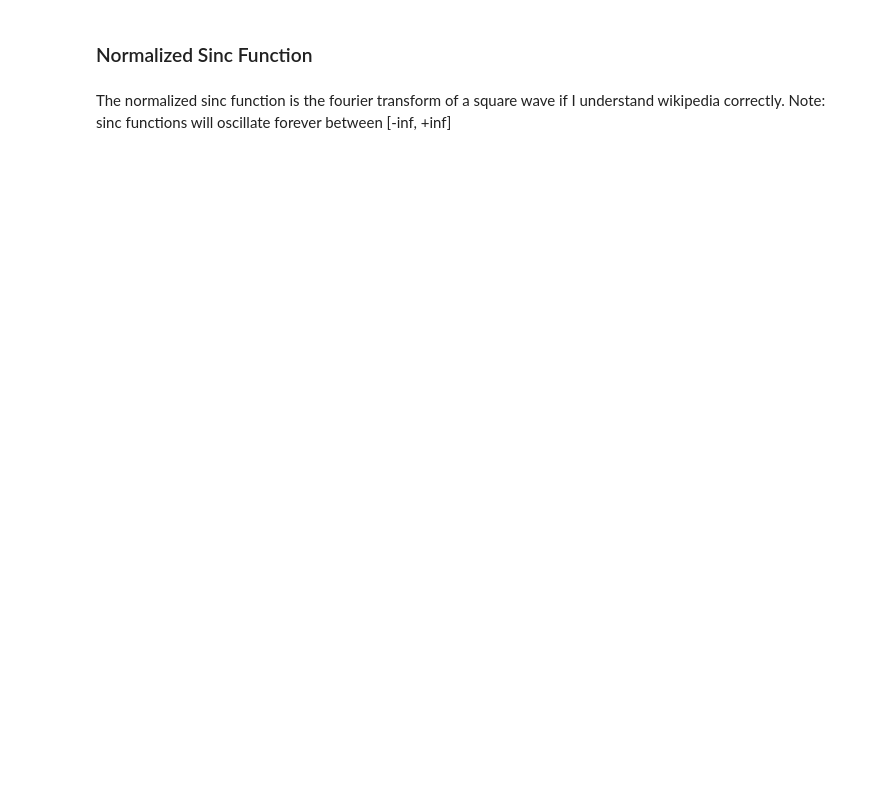
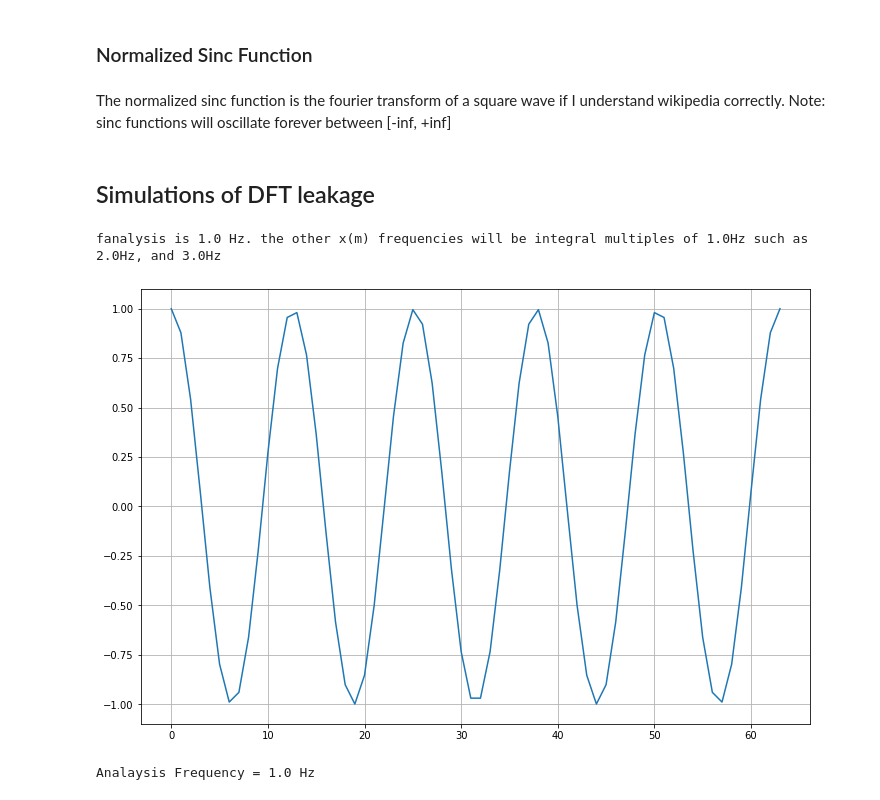
Before and after one commit to CodyRoberson/dsp, a Jupyter notebook: dsp.ipynb, the cells around one changed output. Cells and saved outputs as stored; diff of their text form; code cells hidden in the pictures; blank space fills up the shorter version.

Commit message:
update
begain simulating discrete fourier transform leakage

```diff
--- a/dsp.ipynb
+++ b/dsp.ipynb
@@ -146,3 +145,5 @@ plt.show()
 ### Normalized Sinc Function
 # %% [markdown]
 The normalized sinc function is the fourier transform of a square wave if I understand wikipedia correctly. Note: sinc functions will oscillate forever between [-inf, +inf]
+# %% [markdown]
+## Simulations of DFT leakage
@@ -148,0 +152,25 @@ The normalized sinc function is the fourier transform of a square wave if I unde
+# %%
+# Set up some parameters
+FREQ = 5 # Desired Frequency in Hz
+OMEGA = ω = 2*π*FREQ
+PHASE = 0
+FS = 64 # FS = 4096 = Analog-digital-converter sampling at this speed (128(MHz)
+N = 64 # number of DFT points
+# %%
+t = linspace(0,1,FS)
+# %%
+complexWave = exp(1j * ω * t + PHASE) # This is equivalent to [ cos(ωt)+ -1jSin(ωt) ]
+cW = complexWave
+wave = cW.real
+FF = FS/N
+print("fanalysis is {0} Hz. the other x(m) frequencies will be integral multiples of {0}Hz such as {1}Hz, and {2}Hz".format(FF, FF*2, FF*3))
+# %% [output]
+fanalysis is 1.0 Hz. the other x(m) frequencies will be integral multiples of 1.0Hz such as 2.0Hz, and 3.0Hz
+# %%
+# PLOT THE WAVE CREATED
+plt.figure(figsize=(12,8))
+plt.plot(wave, "-")
+plt.grid()
+plt.show()
+# %% [output]
+[figure, added]
@@ -148,0 +179,4 @@ The normalized sinc function is the fourier transform of a square wave if I unde
+# %%
+result = dftEQ1(wave, 64)
+# %% [output]
+Analaysis Frequency = 1.0 Hz
```
Also changed, not shown: parts of 8 cells of this notebook.
